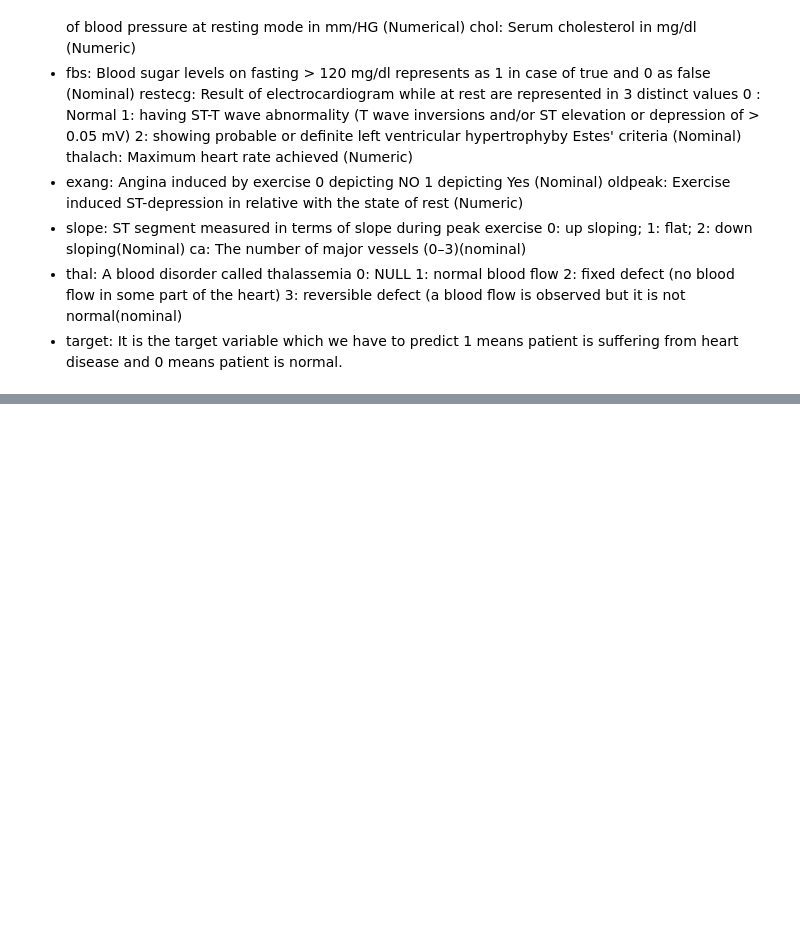
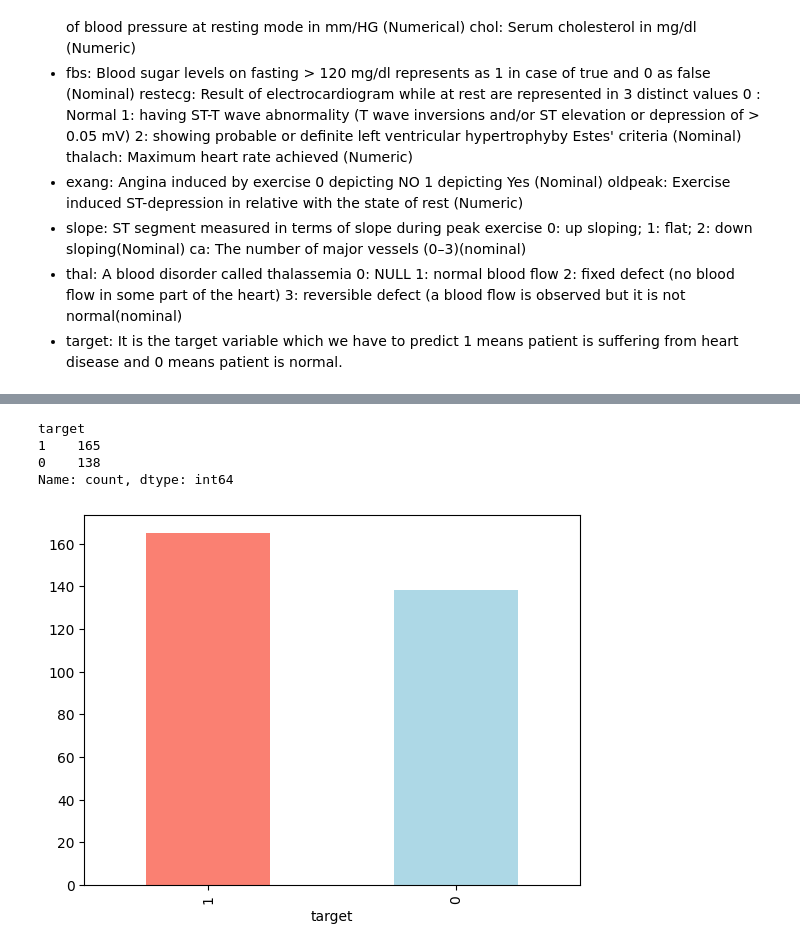
Before and after one commit to Kidist-c/Heart-Disease-ml-project, a Jupyter notebook: Notebooks/heart-disease.ipynb, the cells around one changed output, grey strips where cells are left out. Drawn from its saved outputs; the diff is of its cells as text; code cells hidden in the pictures; blank space fills up the shorter version.

Commit message:
Exploring data

```diff
--- a/Notebooks/heart-disease.ipynb
+++ b/Notebooks/heart-disease.ipynb
@@ -54,0 +70,2 @@ from sklearn.metrics import RocCurveDisplay
+# %%
+df = pd.read_csv("../data/6.1 heart-disease.csv")
@@ -54,0 +90,13 @@ from sklearn.metrics import RocCurveDisplay
+# %%
+# let's find how many of of each class there
+df.target.value_counts()
+# %% [output]
+target
+1    165
+0    138
+Name: count, dtype: int64
+# %%
+# visualizing the clases
+df.target.value_counts().plot(kind="bar", color=["salmon","lightblue"]);
+# %% [output]
+[figure, added]
```
Also changed, not shown: parts of 11 cells of this notebook.
